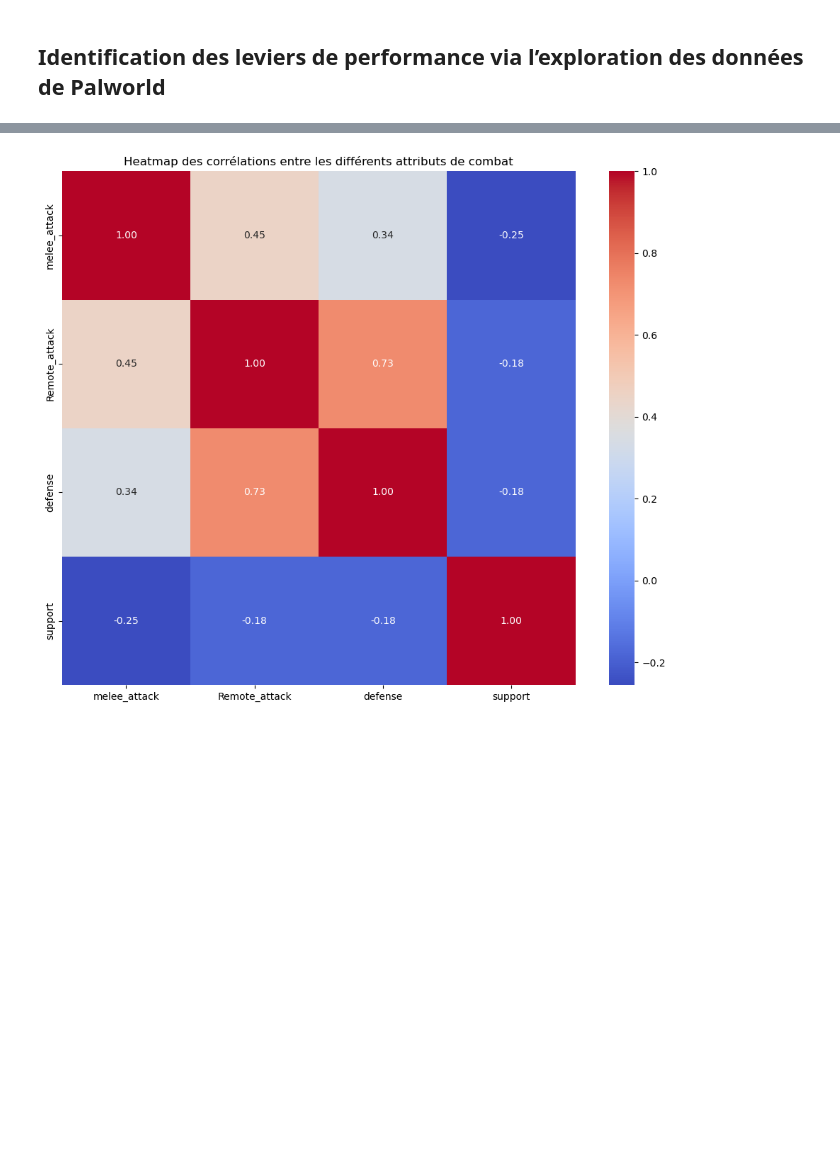
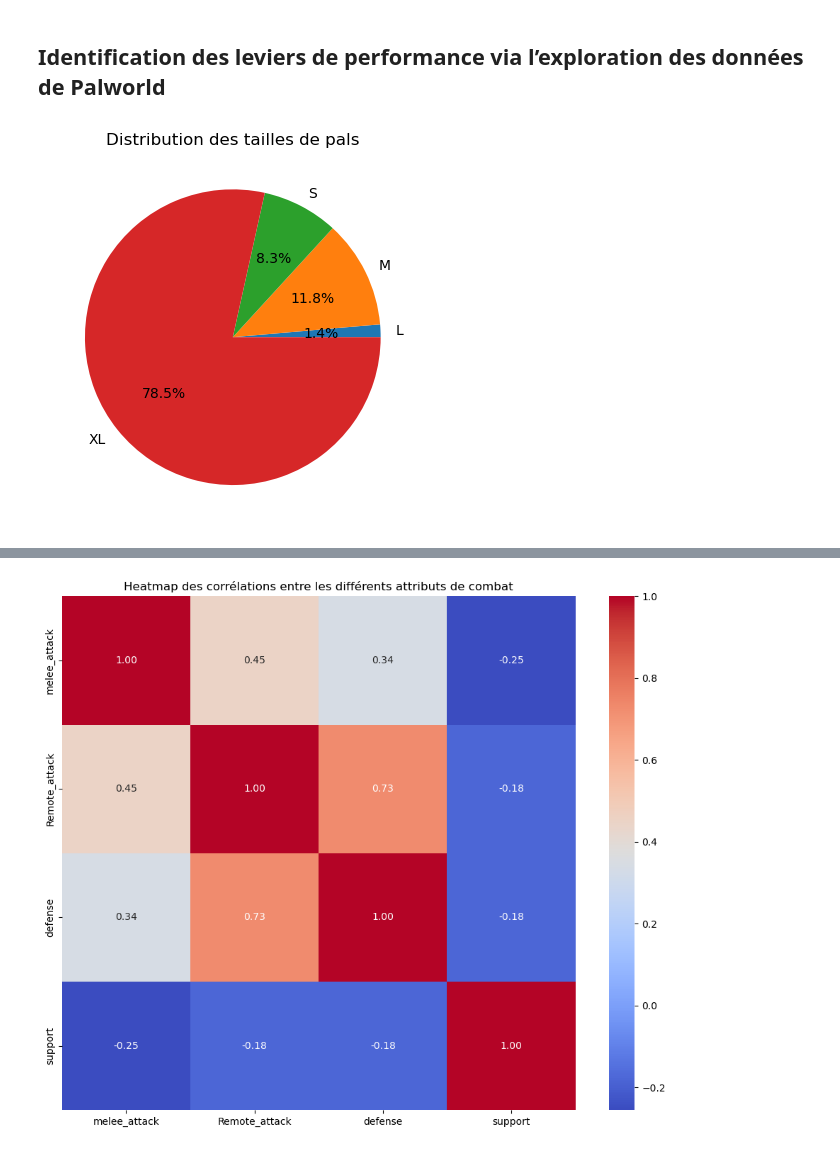
Before and after one commit to Paul-Emmanuel-Buffe/pals-analysis, a Jupyter notebook: notebooks/pals_analysis.ipynb, the cells around one changed output, grey strips where cells are left out. Saved outputs shown, nothing was run; the diff lists cells and outputs as text; code cells hidden in the pictures; blank space fills up the shorter version.

```diff
--- a/notebooks/pals_analysis.ipynb
+++ b/notebooks/pals_analysis.ipynb
@@ -2719,0 +2775,34 @@ Connexion fermée.
+# %%
+
+# === Config base de données ===
+config = {
+    'user': 'root',
+    'password': 'cN06+#P34',
+    'host': 'localhost',
+    'port': 3307,
+    'database': 'palworld_database'
+}
+
+# === Connexion à MariaDB via SQLAlchemy engine ===
+engine = create_engine(
+    f"mariadb+mariadbconnector://{config['user']}:{config['password']}@{config['host']}:{config['port']}/{config['database']}"
+)
+
+# === Requête SQL ===
+query = """
+ select size, count(size) as total from monsters group by size;
+"""
+# === Lecture des données via pandas ===
+df = pd.read_sql(query, engine)
+
+plt.pie(df["total"], labels=df["size"], autopct="%1.1f%%")
+
+# Ajout de titre
+plt.title("Distribution des tailles de pals")
+
+# Affichage de la figure (surtout utile, si MPL est utilisé de manière standalone)
+plt.show()
+
+engine.dispose()
+# %% [output]
+[figure, added]
```
Also changed, not shown: parts of 40 cells of this notebook, 9 other files.
